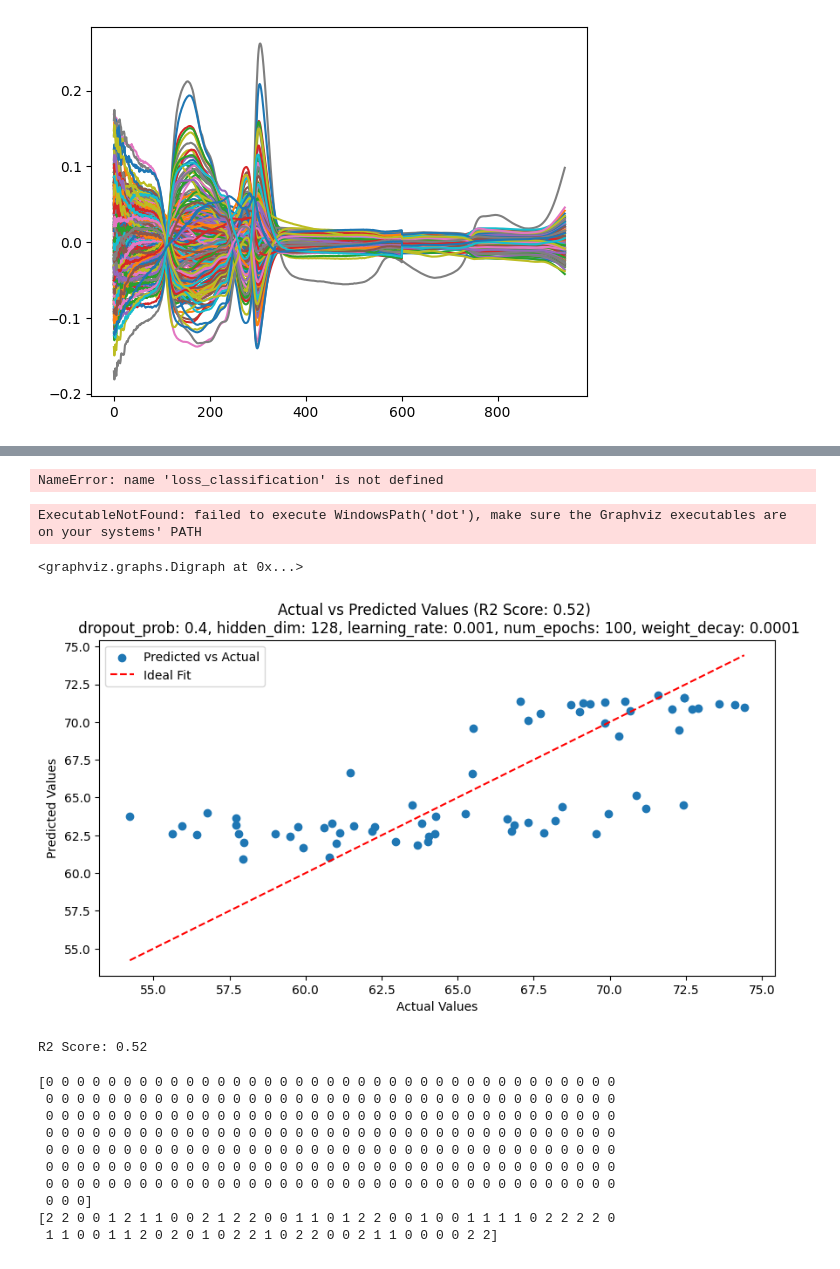
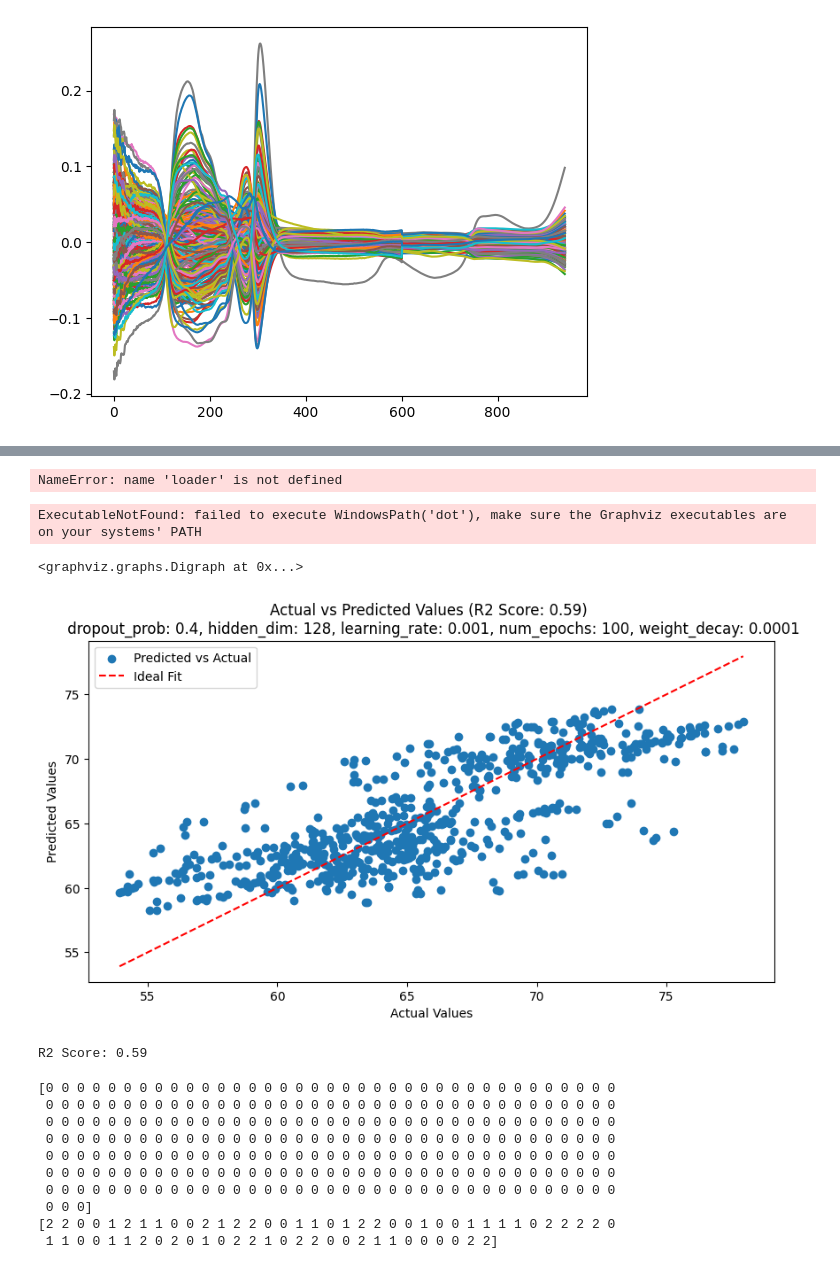
Before and after one commit to hasiburniloy/blueberry, a Jupyter notebook: new.ipynb, the cells around one changed output, grey strips where cells are left out. Drawn from its saved outputs; the diff is of its cells as text; code cells hidden in the pictures.

```diff
--- a/new.ipynb
+++ b/new.ipynb
@@ -61,6 +61,6 @@ plt.show()
 # %%
 #import data
-dataset= 'dataset\FieldSpec\Combind_F_canopy.xlsx'
+dataset= 'dataset\Hyperspectral\Combind_H_canopy.xlsx'
 analysis = SpectralAnalysis(dataset,'PLSR')
 analysis.preprocess_data()
 def rwctocat(clss):
@@ -73,8 +73,8 @@ def rwctocat(clss):
 
 X_train, y_train_reg, y_train_class, X_test, y_test_reg, y_test_class = analysis.X_train, analysis.y_train_reg.iloc[:,0],analysis.y_train_class,analysis.X_test,analysis.y_test_reg.iloc[:,0],analysis.y_test_class
 
-y_train_class = y_train_class.astype('category').cat.codes.to_numpy()
-y_test_class =  y_test_class.astype('category').cat.codes.to_numpy()
+y_train_class = y_train_class.astype('category')
+y_test_class =  y_test_class.astype('category')
 print(f'Training sample {X_train.shape[0]}')
 print(f'Total spectra {X_train.shape[1]}')
 print(f'Val sample {X_test.shape[0]}')
@@ -699,8 +701,8 @@ dim_feedforward = 128
 num_encoder_layers = 2
 token_bias = True
 classHeadfeatures = 128
-useClassification = False
-num_classes = 10
+useClassification = True
+num_classes = 3
 regression_output = 1
 regressionHeadFetures = 128
 
@@ -726,7 +728,7 @@ y_val_tensor_reg =torch.tensor(y_test_reg if isinstance(y_test_reg, np.ndarray)
 y_val_tensor_class =torch.tensor(y_test_class if isinstance(y_test_class, np.ndarray) else y_test_class.values, dtype=torch.float32).view(-1, 1).to(device)
 # Training loop
 
-num_epochs = 100
+num_epochs = 1000
 train_loss = []
 val_loss = []
 for epoch in range(num_epochs):
@@ -740,7 +742,8 @@ for epoch in range(num_epochs):
         optimizer.zero_grad()
         if useClassification:
             class_score, reg_output = model(x_batch)
-            loss_class = classification_criterion(class_score, y_class_batch)
+            print(torch.argmax(class_score,dim=1))
+            loss_class = classification_criterion(torch.argmax(class_score,dim=1).long(), y_class_batch)
             loss_reg = torch.sqrt(regression_criterion(reg_output, y_reg_batch))
             loss = loss_class + loss_reg
         else:
@@ -994,7 +982,6 @@ train_df.iloc[:,:].T.plot(legend=False)
 <Axes: >
 [figure]
 # %%
-
 
 # Define the MLP model
 class SpectralMLP(nn.Module):
@@ -1022,23 +1009,23 @@ class SpectralMLP(nn.Module):
 
 # Initialize the model with specific hyperparameters
 input_dim = X_train.shape[1]
-hidden_dim = 128
+hidden_dim = 32
 dropout_prob = 0.2
 learning_rate = 0.001
-weight_decay = 0.0005
-num_epochs = 10000
+weight_decay = 0.0001
+num_epochs = 3000
 device = torch.device("cuda" if torch.cuda.is_available() else "cpu")
 
 model = SpectralMLP(input_dim, 1, hidden_dim, dropout_prob, device).to(device)
 criterion = nn.MSELoss()
 optimizer = optim.Adam(model.parameters(), lr=learning_rate, weight_decay=weight_decay)
-scheduler = optim.lr_scheduler.ReduceLROnPlateau(optimizer, mode='min', factor=0.1, patience=10, verbose=False)
+scheduler = optim.lr_scheduler.ReduceLROnPlateau(optimizer, mode='min', factor=0.1, patience=0, verbose=False)
 
 # Convert data to tensors
 X_tensor = torch.tensor(X_train, dtype=torch.float32).to(device)
 y_tensor = torch.tensor(y_train_reg.values if isinstance(y_train_reg, pd.Series) else y_train_reg, dtype=torch.float32).view(-1, 1).to(device)
 dataset = TensorDataset(X_tensor, y_tensor)
-loader = DataLoader(dataset, batch_size=64, shuffle=True)
+loader = DataLoader(dataset, batch_size=32, shuffle=True)
 
 X_val_tensor = torch.tensor(X_test, dtype=torch.float32).to(device)
 y_val_tensor =torch.tensor(y_test_reg if isinstance(y_test_reg, np.ndarray) else y_test_reg.values, dtype=torch.float32).view(-1, 1).to(device)
@@ -1317,7 +1291,7 @@ print('Finished Training')
 
 # writer.flush()
 # %% [output]
-NameError: name 'loss_classification' is not defined
+NameError: name 'loader' is not defined
 # %%
 batch = next(iter(training_loader))
 yhat = combined_model(batch[0]) # Give dummy batch to forward().
@@ -1330,7 +1304,7 @@ ExecutableNotFound: failed to execute WindowsPath('dot'), make sure the Graphviz
 from sklearn.metrics import r2_score
 
 # Switch model to evaluation mode
-best_mlp.model.eval()
+model.eval()
 
 # Generate some test data
 # test_features = torch.randn(20, 177).to(device)
@@ -1339,36 +1313,36 @@ best_mlp.model.eval()
 
 # Make predictions
 with torch.no_grad():
 
-    reg_outputs = best_mlp.model(torch.Tensor(X_test).to(device=device))
+    reg_outputs = model(torch.Tensor(X_test).to(device=device))
 
 # Convert tensors to numpy arrays for plotting
 
 
 
 y_actual = y_test_reg
 y_pred = reg_outputs.detach().cpu().numpy()
 
 y_pred = analysis.scalers["RWC"].inverse_transform(y_pred)
 y_true_test = analysis.scalers["RWC"].inverse_transform(y_actual.values.reshape(-1, 1))
 
 # Calculate R-squared value
 r2 = r2_score(y_true_test, y_pred)
 
 # Plot the results
 plt.figure(figsize=(10, 5))
 plt.scatter(y_true_test, y_pred, label='Predicted vs Actual')
 plt.plot([y_true_test.min(), y_true_test.max()], [y_true_test.min(), y_true_test.max()], 'r--', label='Ideal Fit')
 plt.xlabel('Actual Values')
 plt.ylabel('Predicted Values')
 plt.title(f'Actual vs Predicted Values (R2 Score: {r2:.2f}) \n dropout_prob: 0.4, hidden_dim: 128, learning_rate: 0.001, num_epochs: 100, weight_decay: 0.0001')
 plt.legend()
 plt.show()
 
 print(f"R2 Score: {r2:.2f}")
 # %% [output]
-[figure, old version]
+[figure, new version]
-R2 Score: 0.52
+R2 Score: 0.59
 # %%
 #save model
 torch.save(best_mlp.model.state_dict(), 'best_spectral_mlp.pth')
```
Also changed, not shown: parts of 5 cells of this notebook.
